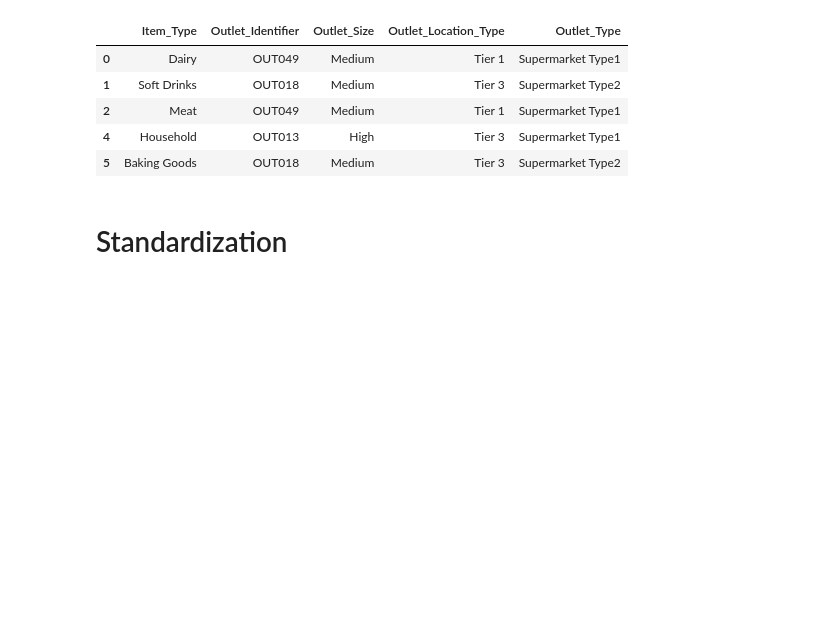
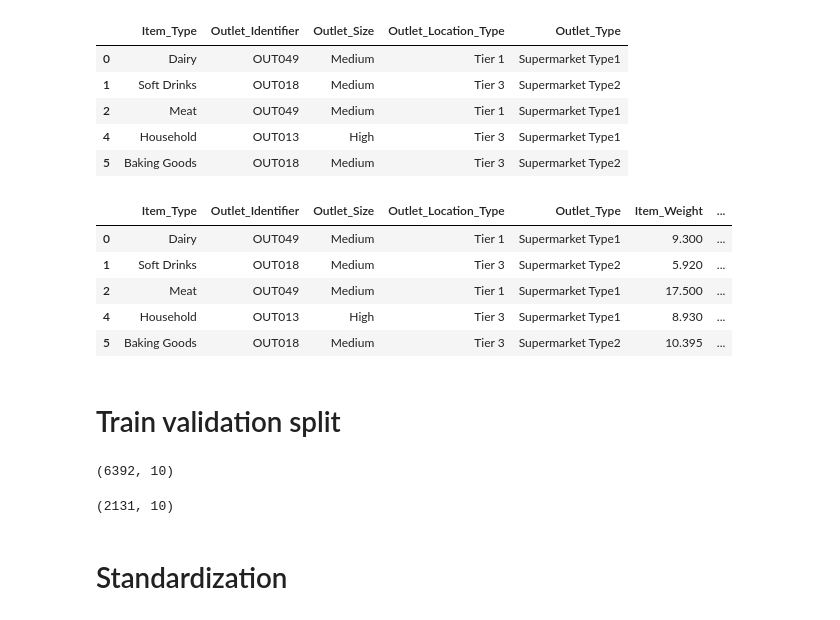
Before and after one commit to Gourav052003/Data-Driven-Sales-Forecasting-for-Big-Mart-Retail-Outlets, a Jupyter notebook: Big-Mart-Sales-Prediction.ipynb, the cells around one changed output. Cells and saved outputs as stored; diff of their text form; code cells hidden in the pictures; blank space fills up the shorter version.

```diff
--- a/Big-Mart-Sales-Prediction.ipynb
+++ b/Big-Mart-Sales-Prediction.ipynb
@@ -596,3 +596,15 @@ object_attributes.head()
 | 2 | Meat | OUT049 | Medium | Tier 1 | Supermarket Type1 |
 | 4 | Household | OUT013 | High | Tier 3 | Supermarket Type1 |
 | 5 | Baking Goods | OUT018 | Medium | Tier 3 | Supermarket Type2 |
+# %%
+modified_sales_df = pd.concat([object_attributes,numerical_attributes],axis = 1)
+modified_sales_df.head()
+# %% [output]
+|  | Item_Type | Outlet_Identifier | Outlet_Size | Outlet_Location_Type | Outlet_Type | Item_Weight | ... |
+| 0 | Dairy | OUT049 | Medium | Tier 1 | Supermarket Type1 | 9.300 | ... |
+| 1 | Soft Drinks | OUT018 | Medium | Tier 3 | Supermarket Type2 | 5.920 | ... |
+| 2 | Meat | OUT049 | Medium | Tier 1 | Supermarket Type1 | 17.500 | ... |
+| 4 | Household | OUT013 | High | Tier 3 | Supermarket Type1 | 8.930 | ... |
+| 5 | Baking Goods | OUT018 | Medium | Tier 3 | Supermarket Type2 | 10.395 | ... |
+# %% [markdown]
+# Train validation split
@@ -599,2 +615,10 @@ object_attributes.head()
+# %%
+train.shape
+# %% [output]
+(6392, 10)
+# %%
+validation.shape
+# %% [output]
+(2131, 10)
 # %% [markdown]
 # Standardization
```
Also changed, not shown: parts of 34 cells of this notebook.
